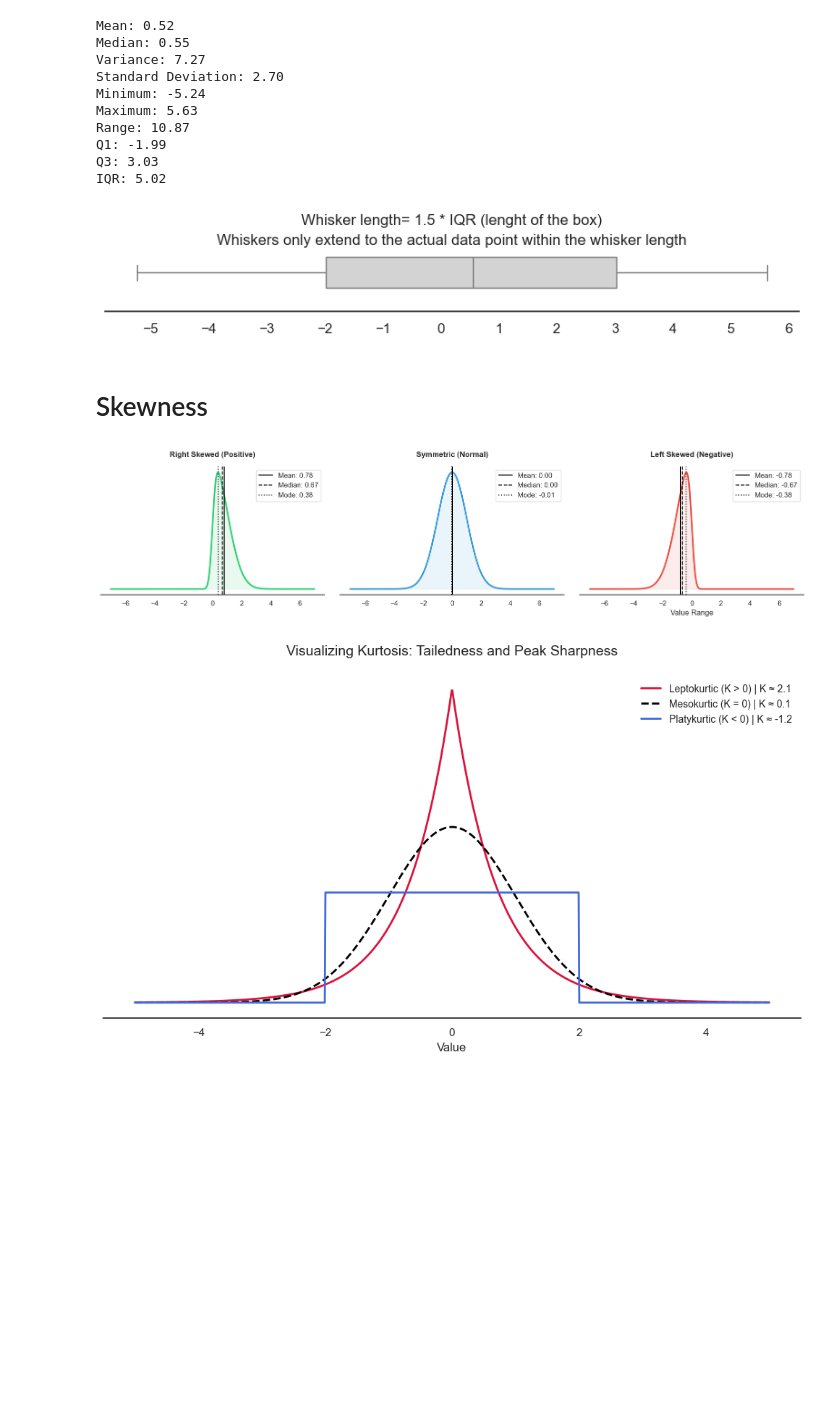
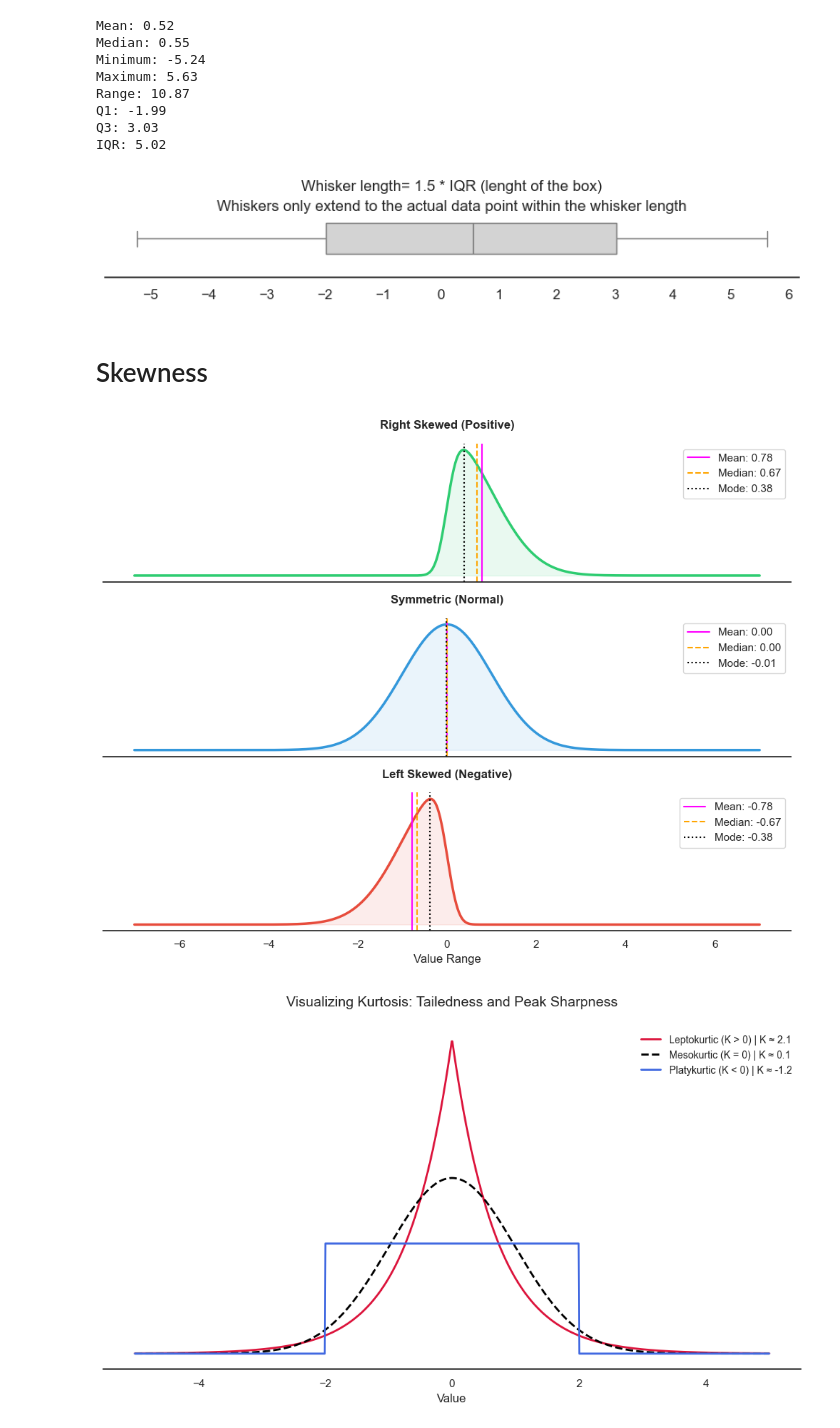
Before and after one commit to MaCoZu/Python, a Jupyter notebook: NOTEBOOKS/pandas/Statistics_from_observation_to _model.ipynb, the cells around one changed output. Drawn from its saved outputs; the diff is of its cells as text; code cells hidden in the pictures; blank space fills up the shorter version.

```diff
--- a/NOTEBOOKS/pandas/Statistics_from_observation_to _model.ipynb
+++ b/NOTEBOOKS/pandas/Statistics_from_observation_to _model.ipynb
@@ -30,8 +30,8 @@ data = np.concatenate([np.random.normal(-2, 1, 500), np.random.normal(3, 1, 500)
 
 print(f"Mean: {np.mean(data):.2f}")
 print(f"Median: {np.median(data):.2f}")
-print(f"Variance: {np.var(data):.2f}")
-print(f"Standard Deviation: {np.std(data):.2f}")
+# print(f"Variance: {np.var(data):.2f}")
+# print(f"Standard Deviation: {np.std(data):.2f}")
 print(f"Minimum: {np.min(data):.2f}")
 print(f"Maximum: {np.max(data):.2f}")
 print(f"Range: {np.max(data) - np.min(data):.2f}")
@@ -51,8 +51,6 @@ plt.show()
 # %% [output]
 Mean: 0.52
 Median: 0.55
-Variance: 7.27
-Standard Deviation: 2.70
 Minimum: -5.24
 Maximum: 5.63
 Range: 10.87
@@ -65,33 +63,33 @@ IQR: 5.02
 # %%
 x = np.linspace(-7, 7, 500)
 skew_params = [5, 0, -5]  # Right, Symmetric, Left
 labels = ['Right Skewed (Positive)', 'Symmetric (Normal)', 'Left Skewed (Negative)']
 colors = ['#2ecc71', '#3498db', '#e74c3c']
 
-fig, axes = plt.subplots(1, 3, figsize=(16, 4), sharex=True)
+fig, axes = plt.subplots(3, 1, figsize=(10, 8), sharex=True)
 
 for i, alpha in enumerate(skew_params):
     pdf = stats.skewnorm.pdf(x, alpha)
 
     mean_val = stats.skewnorm.mean(alpha)
     median_val = stats.skewnorm.ppf(0.5, alpha)
     mode_val = x[np.argmax(pdf)]
 
     axes[i].plot(x, pdf, color=colors[i], lw=2.5)
     axes[i].fill_between(x, pdf, color=colors[i], alpha=0.1)
 
-    axes[i].axvline(mean_val, color='black', linestyle='-', label=f'Mean: {mean_val:.2f}')
-    axes[i].axvline(median_val, color='black', linestyle='--', label=f'Median: {median_val:.2f}')
+    axes[i].axvline(mean_val, color='magenta', linestyle='-', label=f'Mean: {mean_val:.2f}')
+    axes[i].axvline(median_val, color='orange', linestyle='--', label=f'Median: {median_val:.2f}')
     axes[i].axvline(mode_val, color='black', linestyle=':', label=f'Mode: {mode_val:.2f}')
 
     axes[i].set_title(labels[i], fontweight='bold', pad=15)
     axes[i].legend(loc='upper right', frameon=True)
     axes[i].set_yticks([])
     sns.despine(ax=axes[i], left=True)
 
 plt.xlabel("Value Range")
 plt.tight_layout()
 plt.show()
 # %% [output]
-[figure, old version]
+[figure, new version]
 # %%
```
Also changed, not shown: parts of 5 cells of this notebook, 1 other file.
